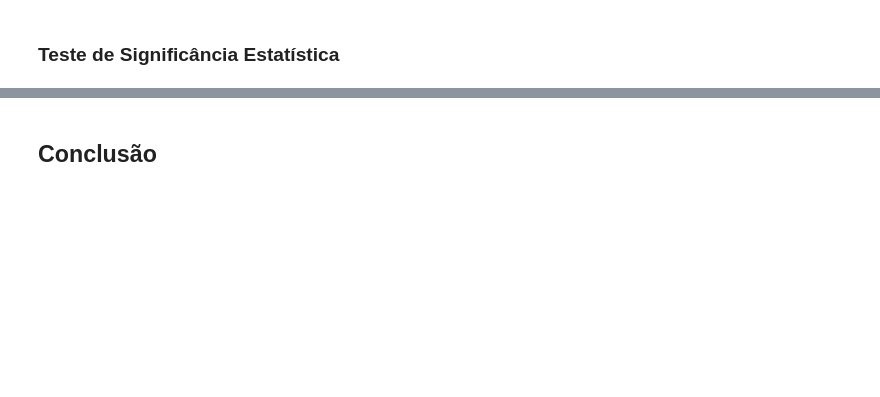
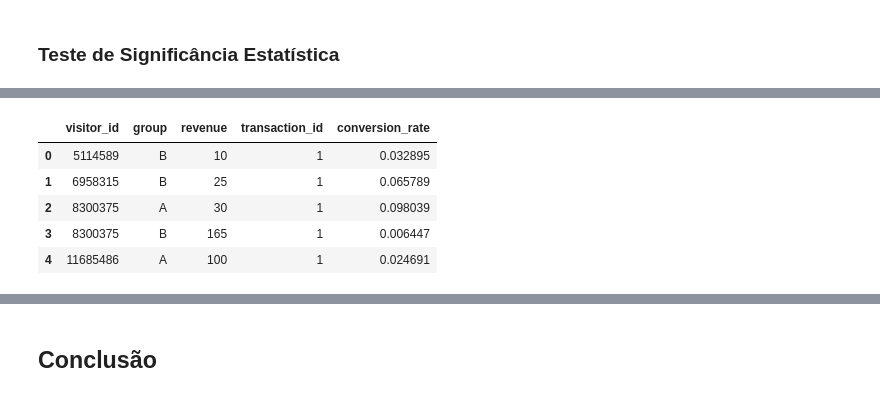
Before and after one commit to RafaelGenari/Bootcamp_Project_Making_Decisions_Based_In_Data, a Jupyter notebook: Notebooks/EDA.ipynb, the cells around one changed output, grey strips where cells are left out. Cells and saved outputs as stored; diff of their text form; code cells hidden in the pictures; blank space fills up the shorter version.

```diff
--- a/Notebooks/EDA.ipynb
+++ b/Notebooks/EDA.ipynb
@@ -562,0 +616,15 @@ P-Value for Conversion Rate: 0.0922947738393625
+# %%
+orders_clean_grouped = orders_clean.groupby(['visitor_id', 'group']).agg({'revenue': 'sum', 'transaction_id': 'nunique'}).reset_index()
+orders_clean_grouped['revenue'] = orders_clean_grouped['revenue'].astype(int)
+
+orders_clean_grouped.head()
+
+orders_clean_grouped['conversion_rate'] = orders_clean_grouped['transaction_id'] / orders_clean['revenue']
+orders_clean_grouped.head(5)
+# %% [output]
+|  | visitor_id | group | revenue | transaction_id | conversion_rate |
+| 0 | 5114589 | B | 10 | 1 | 0.032895 |
+| 1 | 6958315 | B | 25 | 1 | 0.065789 |
+| 2 | 8300375 | A | 30 | 1 | 0.098039 |
+| 3 | 8300375 | B | 165 | 1 | 0.006447 |
+| 4 | 11685486 | A | 100 | 1 | 0.024691 |
```
Also changed, not shown: parts of 21 cells of this notebook.
